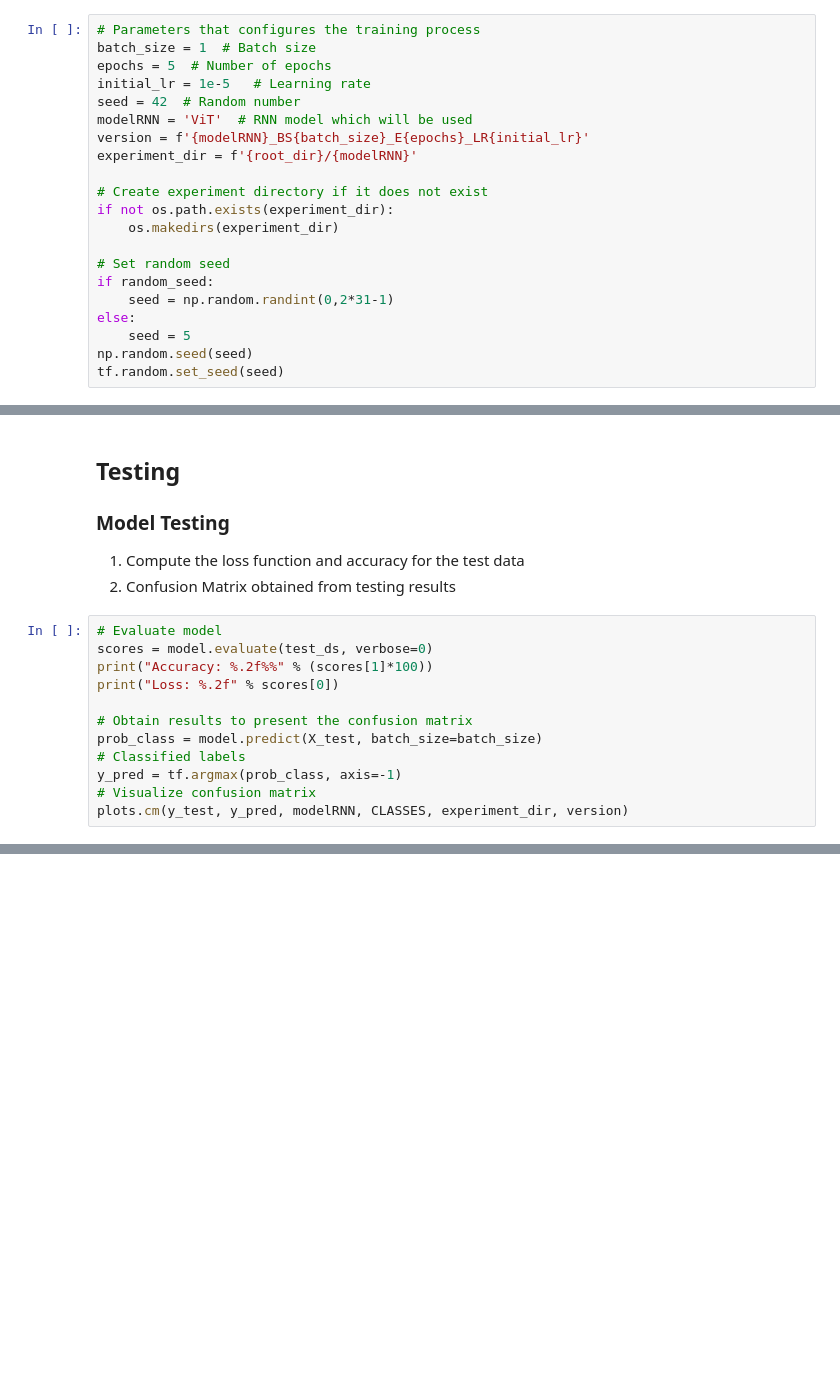
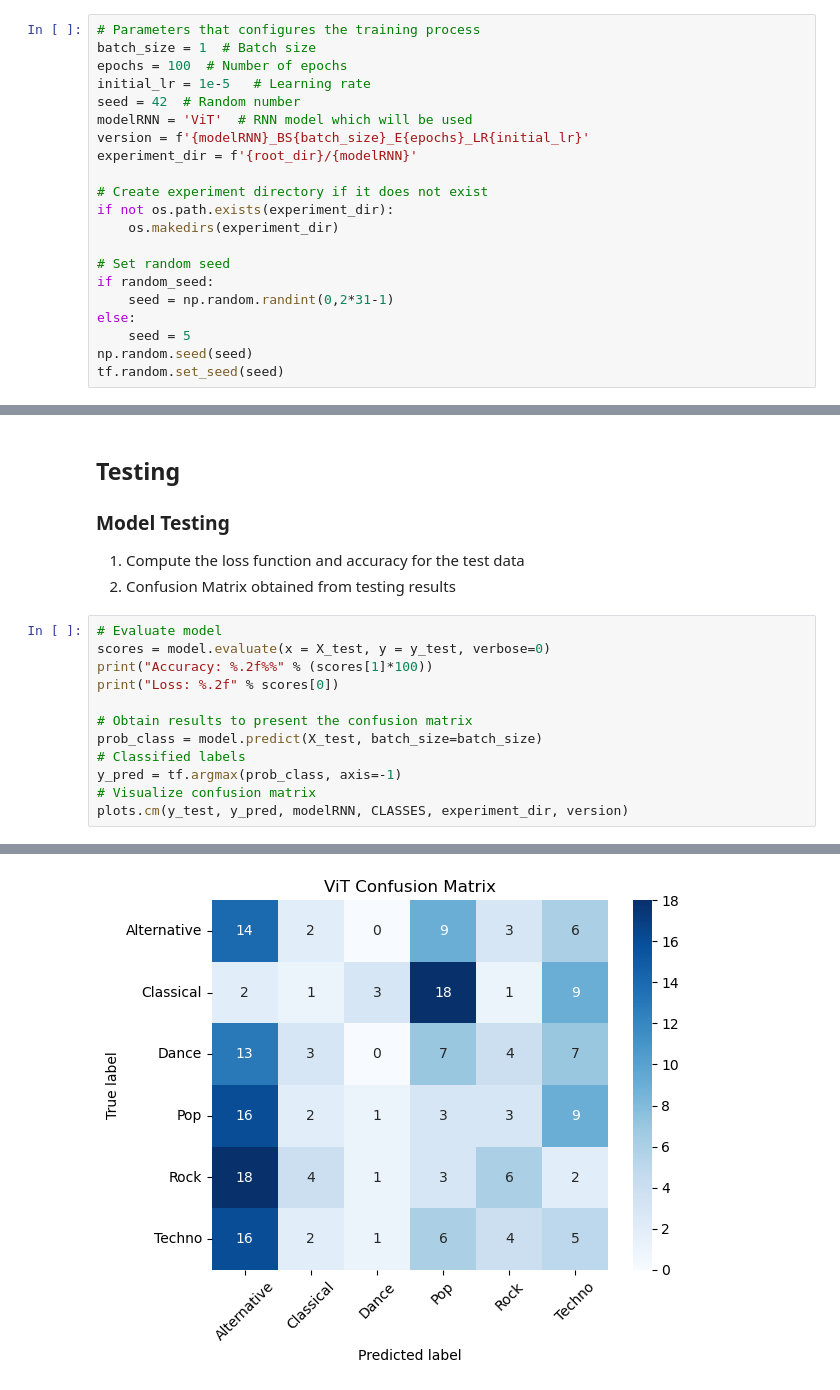
Before and after one commit to AdrianaGVL/MusicTaste_DL_Classification, a Jupyter notebook: vision_transformer.ipynb, the cells around one changed output, grey strips where cells are left out. Cells and saved outputs as stored; diff of their text form; blank space fills up the shorter version.

```diff
--- a/vision_transformer.ipynb
+++ b/vision_transformer.ipynb
@@ -76,7 +83,7 @@ The classes to classify are: ['Alternative', 'Classical', 'Dance', 'Pop', 'Rock'
 # %%
 # Parameters that configures the training process
 batch_size = 1  # Batch size
-epochs = 5  # Number of epochs
+epochs = 100  # Number of epochs
 initial_lr = 1e-5   # Learning rate
 seed = 42  # Random number
 modelRNN = 'ViT'  # RNN model which will be used
@@ -359,7 +364,7 @@ plots.accloss(history, modelRNN, experiment_dir, version)
 2. Confusion Matrix obtained from testing results
 # %%
 # Evaluate model
-scores = model.evaluate(test_ds, verbose=0)
+scores = model.evaluate(x = X_test, y = y_test, verbose=0)
 print("Accuracy: %.2f%%" % (scores[1]*100))
 print("Loss: %.2f" % scores[0])
 
@@ -369,3 +374,4 @@ prob_class = model.predict(X_test, batch_size=batch_size)
 y_pred = tf.argmax(prob_class, axis=-1)
 # Visualize confusion matrix
 plots.cm(y_test, y_pred, modelRNN, CLASSES, experiment_dir, version)
+# %% [output]
@@ -371,0 +381 @@ plots.cm(y_test, y_pred, modelRNN, CLASSES, experiment_dir, version)
+[figure, added]
```
Also changed, not shown: parts of 7 cells of this notebook, 5 other files.
